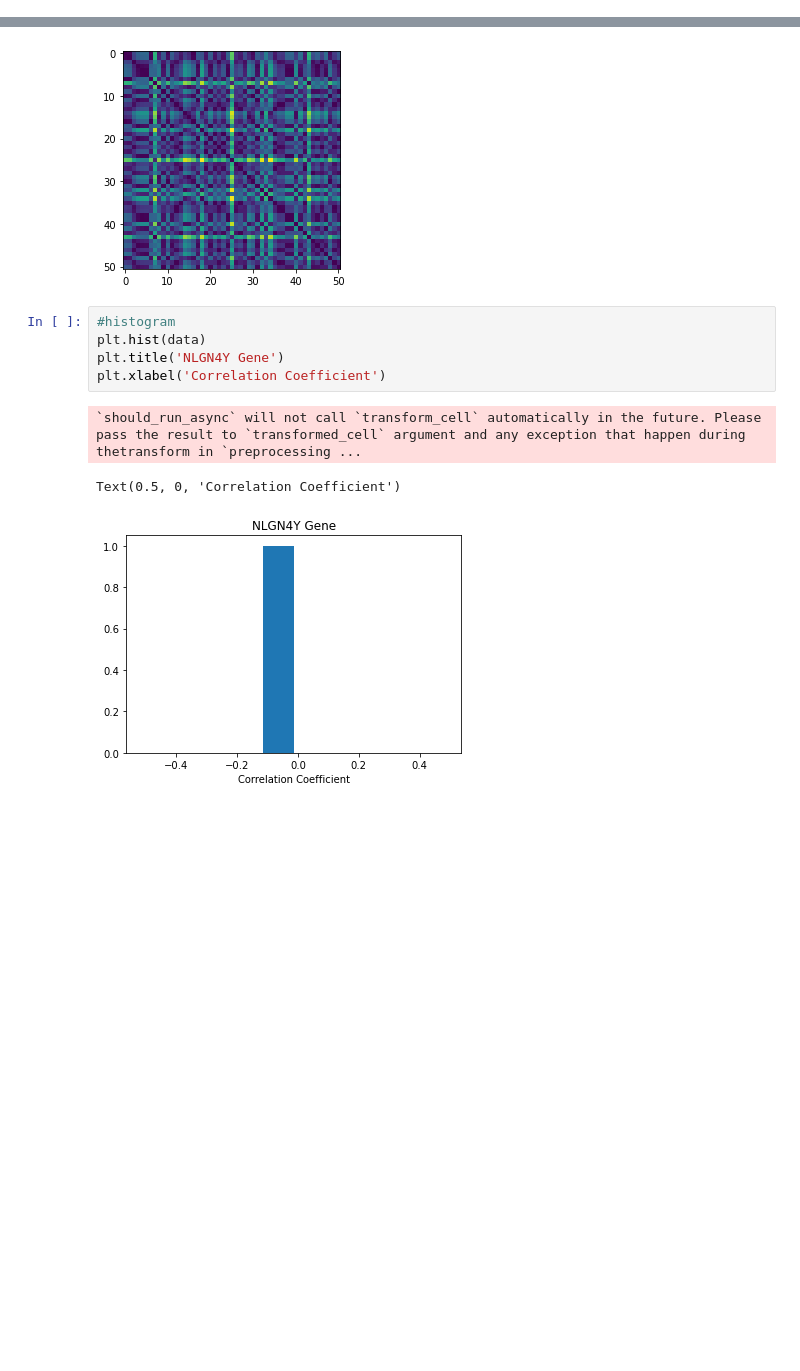
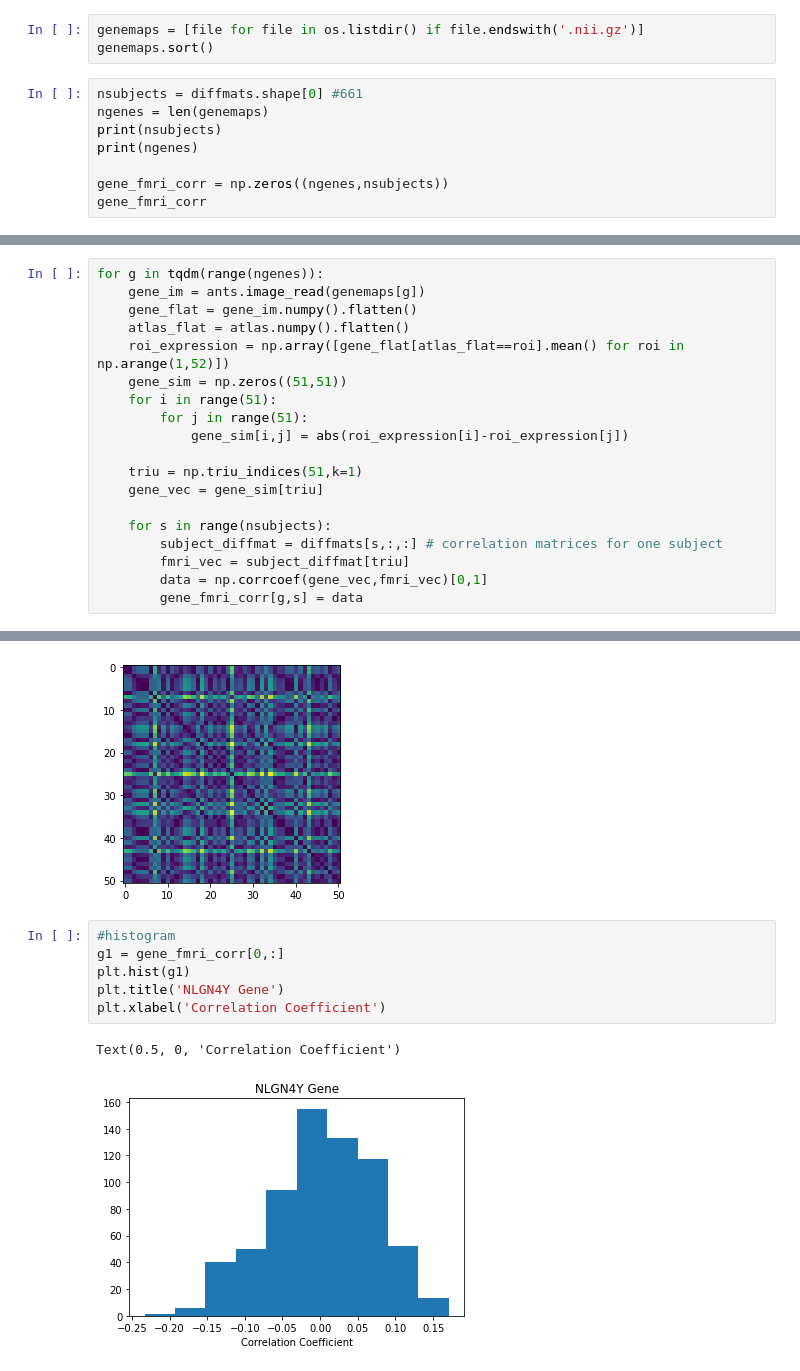
Before and after one commit to Aglinskas/BC-ORG-Data, a Jupyter notebook: Code/Diffmat_Gene_Similarities.ipynb, the cells around one changed output, grey strips where cells are left out. Cells and saved outputs as stored; diff of their text form; blank space fills up the shorter version.

Commit message:
gene diffmats

```diff
--- a/Code/Diffmat_Gene_Similarities.ipynb
+++ b/Code/Diffmat_Gene_Similarities.ipynb
@@ -50,0 +27,11 @@ for gene in diffmats:
+# %%
+genemaps = [file for file in os.listdir() if file.endswith('.nii.gz')]
+genemaps.sort()
+# %%
+nsubjects = diffmats.shape[0] #661
+ngenes = len(genemaps)
+print(nsubjects)
+print(ngenes)
+
+gene_fmri_corr = np.zeros((ngenes,nsubjects))
+gene_fmri_corr
@@ -50,0 +48,19 @@ for gene in diffmats:
+# %%
+for g in tqdm(range(ngenes)):
+    gene_im = ants.image_read(genemaps[g])
+    gene_flat = gene_im.numpy().flatten()
+    atlas_flat = atlas.numpy().flatten()
+    roi_expression = np.array([gene_flat[atlas_flat==roi].mean() for roi in np.arange(1,52)])
+    gene_sim = np.zeros((51,51))
+    for i in range(51):
+        for j in range(51):
+            gene_sim[i,j] = abs(roi_expression[i]-roi_expression[j])
+
+    triu = np.triu_indices(51,k=1)
+    gene_vec = gene_sim[triu]
+
+    for s in range(nsubjects):
+        subject_diffmat = diffmats[s,:,:] # correlation matrices for one subject
+        fmri_vec = subject_diffmat[triu]
+        data = np.corrcoef(gene_vec,fmri_vec)[0,1]
+        gene_fmri_corr[g,s] = data
@@ -74,12 +122,12 @@ print(data)
 [figure]
 # %%
 #histogram
-plt.hist(data)
+g1 = gene_fmri_corr[0,:]
+plt.hist(g1)
 plt.title('NLGN4Y Gene')
 plt.xlabel('Correlation Coefficient')
 # %% [output]
-`should_run_async` will not call `transform_cell` automatically in the future. Please pass the result to `transformed_cell` argument and any exception that happen during thetransform in `preprocessing ...
+Text(0.5, 0, 'Correlation Coefficient')
-Text(0.5, 0, 'Correlation Coefficient')
-[figure, old version]
+[figure, new version]
 # %%
 #bar graph
```
Also changed, not shown: parts of 11 cells of this notebook, 1 other file.
